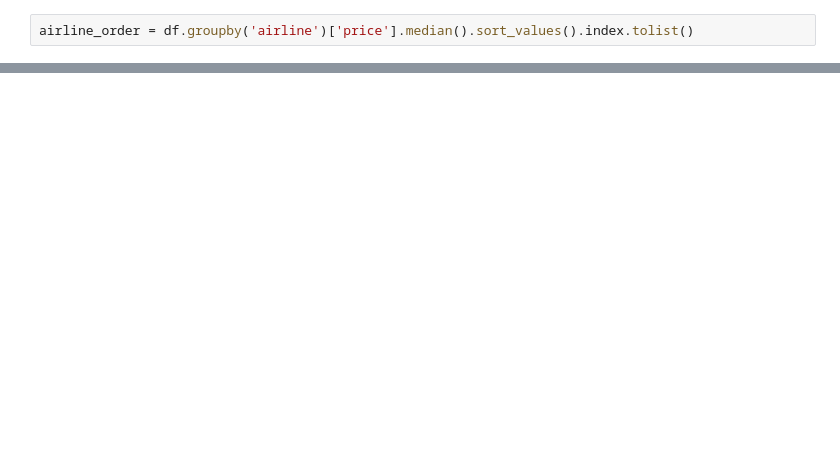
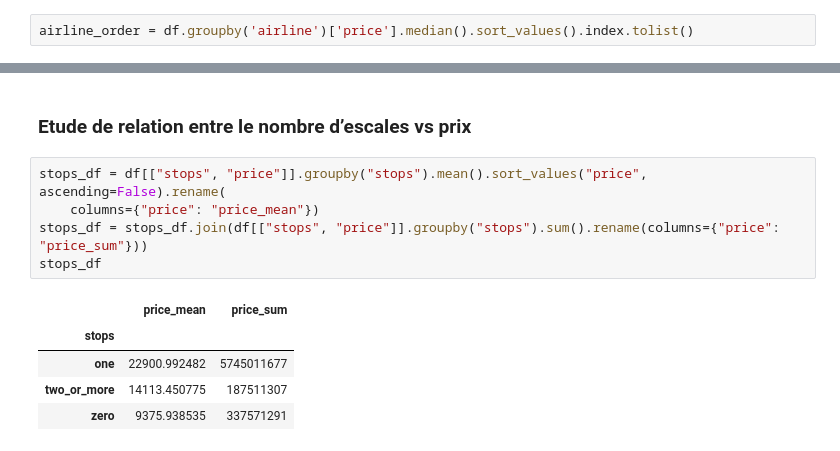
Before and after one commit to nouresho/Pr-diction-du-prix-des-billets-d-avion, a Jupyter notebook: 01_EDA.ipynb, the cells around one changed output, grey strips where cells are left out. Cells and saved outputs as stored; diff of their text form; blank space fills up the shorter version.

```diff
--- a/01_EDA.ipynb
+++ b/01_EDA.ipynb
@@ -519,0 +549,13 @@ Interprétations :
+# %% [markdown]
+### Etude de relation entre le nombre d’escales vs prix
+# %%
+stops_df = df[["stops", "price"]].groupby("stops").mean().sort_values("price", ascending=False).rename(
+    columns={"price": "price_mean"})
+stops_df = stops_df.join(df[["stops", "price"]].groupby("stops").sum().rename(columns={"price": "price_sum"}))
+stops_df
+# %% [output]
+|  | price_mean | price_sum |
+| stops |  |  |
+| one | 22900.992482 | 5745011677 |
+| two_or_more | 14113.450775 | 187511307 |
+| zero | 9375.938535 | 337571291 |
```
Also changed, not shown: parts of 6 cells of this notebook.
